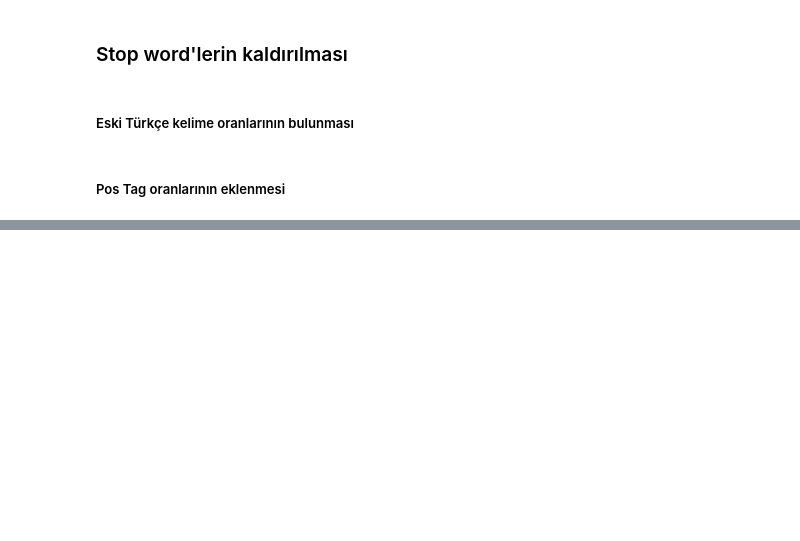
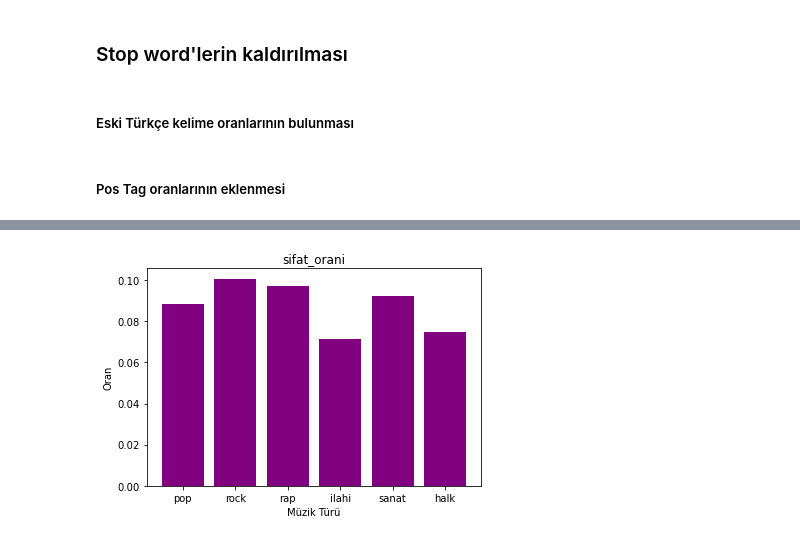
Before and after one commit to hasanerdemak/NLP-Music-Genre-Classification, a Jupyter notebook: notebooks/preprocessing.ipynb, the cells around one changed output, grey strips where cells are left out. Saved outputs shown, nothing was run; the diff lists cells and outputs as text; code cells hidden in the pictures; blank space fills up the shorter version.

```diff
--- a/notebooks/preprocessing.ipynb
+++ b/notebooks/preprocessing.ipynb
@@ -176,0 +214,25 @@ print(df_dataset.loc[df_dataset["sarki_turu"] == "rap"]['eski_turkce_kelime_oran
+# %%
+
+halk=df_dataset.loc[df_dataset["sarki_turu"] == "halk"]['sifat_orani'].mean()
+sanat=df_dataset.loc[df_dataset["sarki_turu"] == "sanat"]['sifat_orani'].mean()
+ilahi=df_dataset.loc[df_dataset["sarki_turu"] == "ilahi"]['sifat_orani'].mean()
+pop=df_dataset.loc[df_dataset["sarki_turu"] == "pop"]['sifat_orani'].mean()
+rock=df_dataset.loc[df_dataset["sarki_turu"] == "rock"]['sifat_orani'].mean()
+rap=df_dataset.loc[df_dataset["sarki_turu"] == "rap"]['sifat_orani'].mean()
+
+# Define the data
+genres = ["pop","rock","rap","ilahi","sanat","halk"]
+values = [pop,rock,rap,ilahi,sanat,halk]
+
+# Create the histogram
+plt.bar(genres, values, color='purple')
+#plt.ylim(5, 10)
+# Add labels and title
+plt.xlabel('Müzik Türü')
+plt.ylabel('Oran')
+plt.title('sifat_orani')
+
+# Show the plot
+plt.show()
+# %% [output]
+[figure, added]
```
Also changed, not shown: parts of 8 cells of this notebook, 2 other files.
